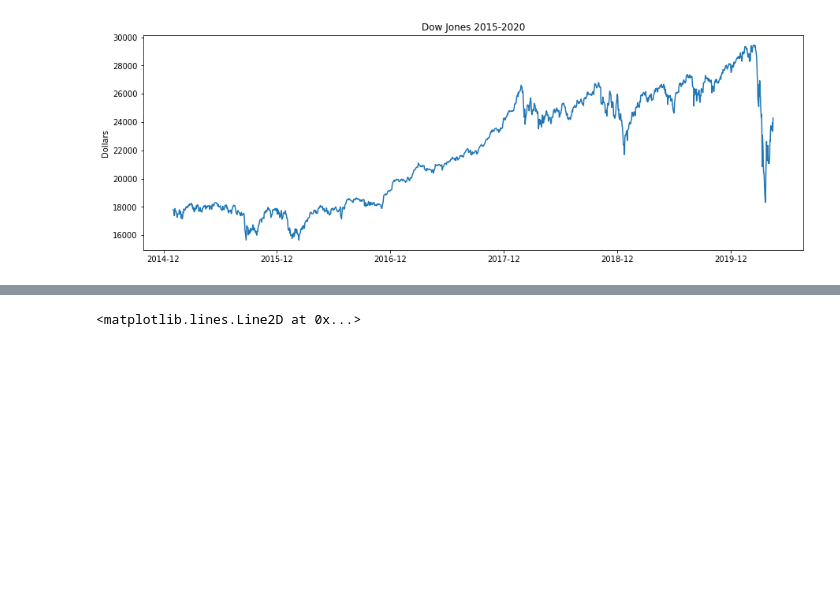
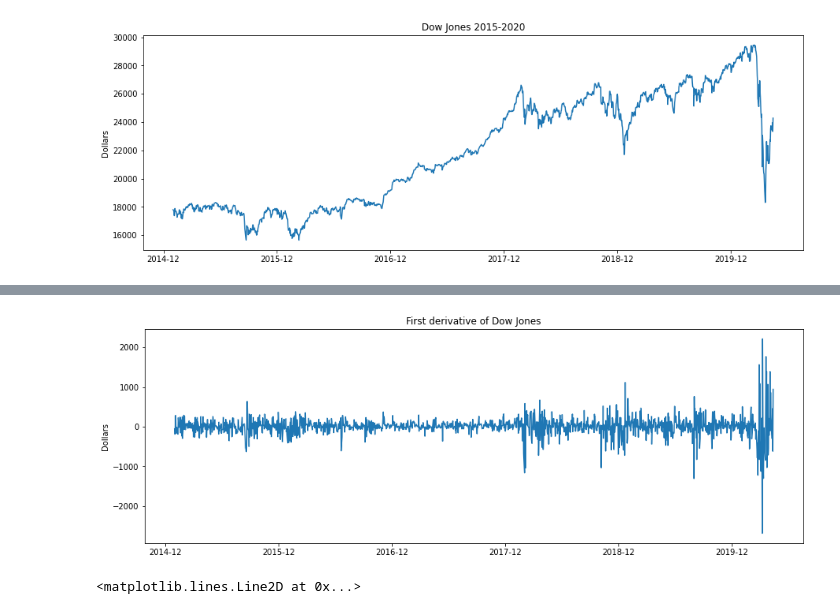
Before and after one commit to epfl-ada/ada-2021-project-data-diggers, a Jupyter notebook: eco_analysis.ipynb, the cells around one changed output, grey strips where cells are left out. Saved outputs shown, nothing was run; the diff lists cells and outputs as text; code cells hidden in the pictures; blank space fills up the shorter version.

```diff
--- a/eco_analysis.ipynb
+++ b/eco_analysis.ipynb
@@ -197,18 +197,37 @@ plt.plot(dj['Time'], dj['Close'])
 dj['Deriv1'] = dj['Close'].diff()
 dj['Deriv1_7d'] = dj['Deriv1'].rolling(7).sum()
 # %%
+# We plot the first derivative.
+
+plt.figure(figsize=(15, 5))
+
+ax = plt.gca()
+
+formatter = mdates.DateFormatter("%Y-%m")
+
+ax.xaxis.set_major_formatter(formatter)
+
+locator = mdates.DayLocator(interval=365)
+
+ax.xaxis.set_major_locator(locator)
+
+plt.title('First derivative of Dow Jones')
+plt.ylabel('Dollars')
+plt.plot(dj['Time'], dj['Deriv1'])
+
 # plotly for datastory
 fig = make_subplots(rows=2, cols=1)
 fig.add_trace(go.Scatter(x=dj['Time'], y=dj['Close'], name="Dow-Jones closing value"), row=1, col=1)
 fig.add_trace(go.Scatter(x=dj['Time'], y=dj['Deriv1'], name="First derivative of Dow-Jones closing value"), row=2, col=1)
 
 fig.update_layout(title_text="Dow Jones datas",
                   title_font_size=30)
 
 fig.show()
 fig.write_html(PATH_ROOT+"/html_fig/dowjones1.html", include_plotlyjs=False)
 # %% [output]
 [interactive output not drawn]
+[figure, added]
 # %%
 # We take the rolling mean over the last 30 days to grasp significant changes over time
 dj['rolling_mean'] = dj['Deriv1'].rolling(30).mean()
```
Also changed, not shown: parts of 8 cells of this notebook.
